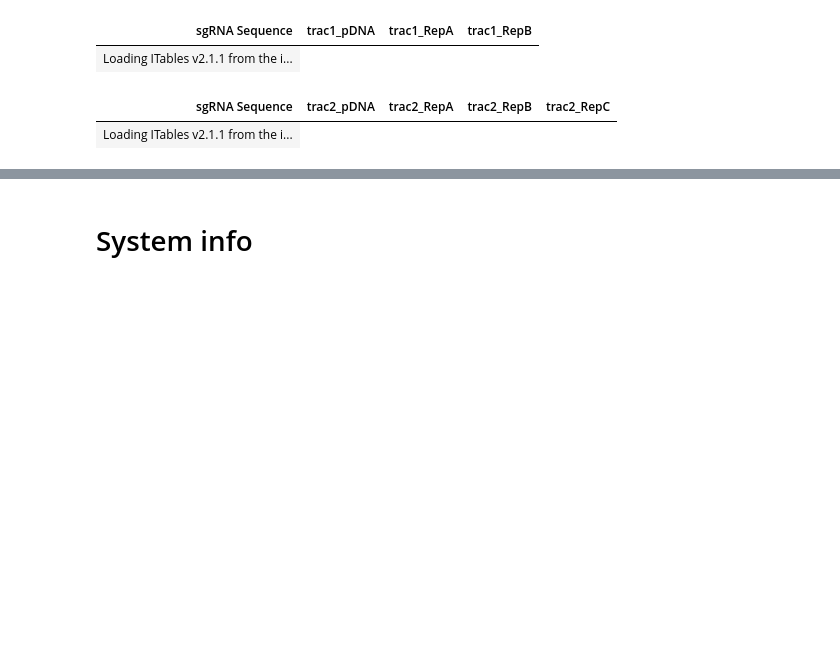
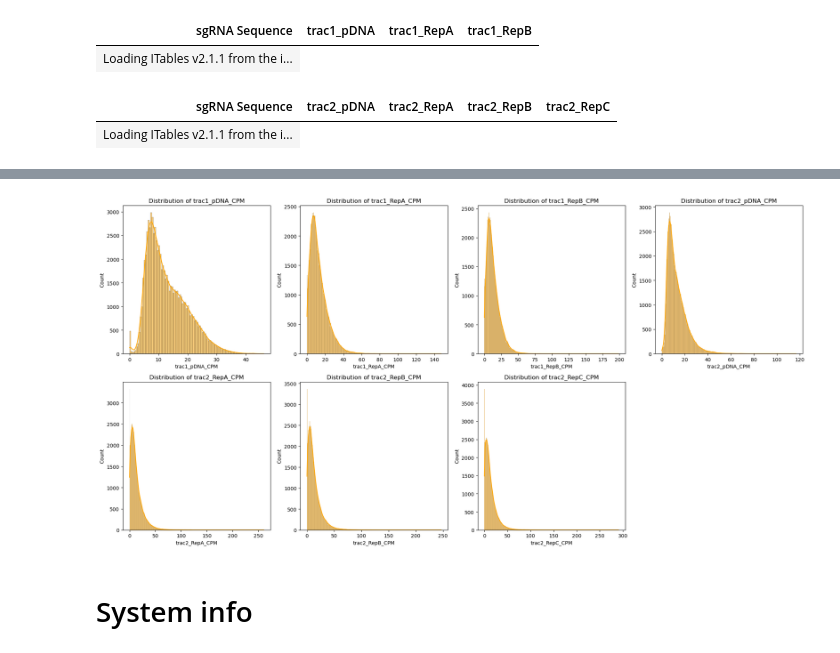
Before and after one commit to deannachurch/SBCapstone_CRISPRScreens, a Jupyter notebook: notebooks/Brunello_count_library.ipynb, the cells around one changed output, grey strips where cells are left out. Drawn from its saved outputs; the diff is of its cells as text; code cells hidden in the pictures; blank space fills up the shorter version.

```diff
--- a/notebooks/Brunello_count_library.ipynb
+++ b/notebooks/Brunello_count_library.ipynb
@@ -657,3 +704,14 @@ show(brunello_df.head())
+# %%
+# Plotting normalized counts
+plt.figure(figsize=(20, 10))
+for i, col in enumerate(norm_cols, 1):
+    plt.subplot(2, 4, i)
+    sns.histplot(brunello_df[col], kde=True, color='orange')
+    plt.title(f'Distribution of {col}')
+plt.tight_layout()
+plt.show()
+# %% [output]
+[figure, added]
 # %% [markdown]
 # System info
 # %%
```
Also changed, not shown: parts of 4 cells of this notebook.
